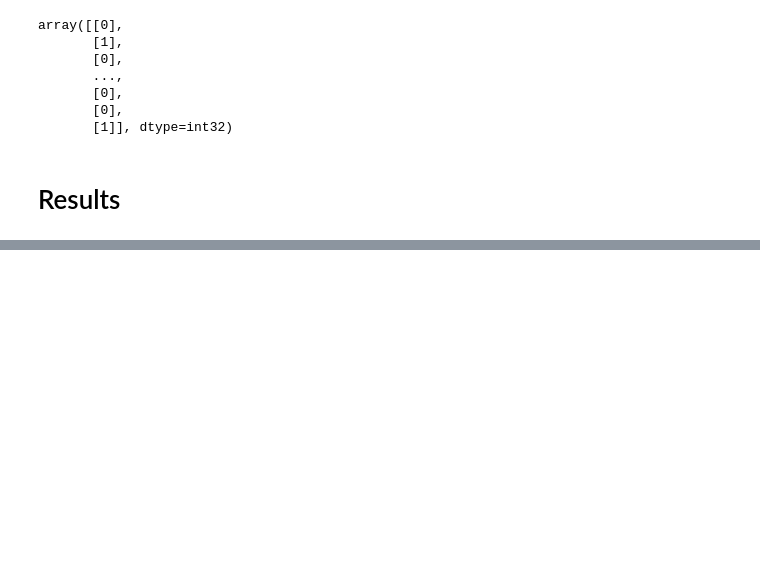
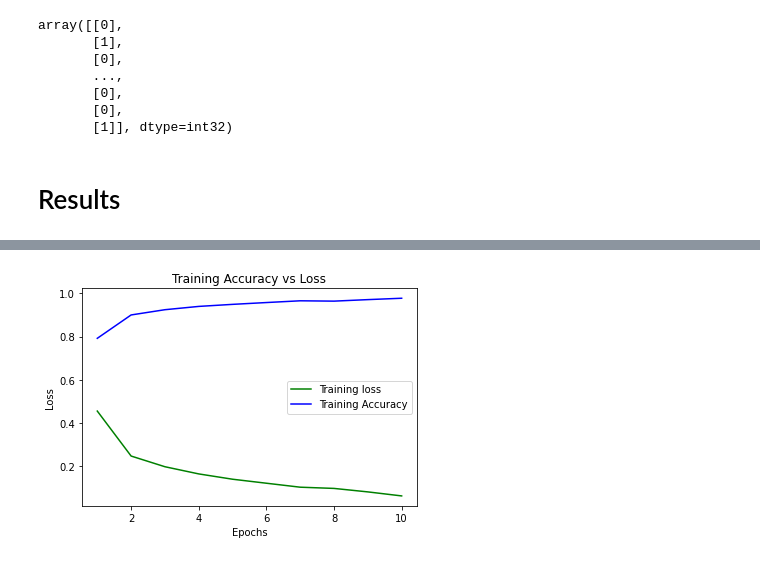
Before and after one commit to mehdimerbah/COVID19_fake_news_detection, a Jupyter notebook: models/LSTM.ipynb, the cells around one changed output, grey strips where cells are left out. Cells and saved outputs as stored; diff of their text form; code cells hidden in the pictures; blank space fills up the shorter version.

Commit message:
Updated comments and added curves

```diff
--- a/models/LSTM.ipynb
+++ b/models/LSTM.ipynb
@@ -25,8 +22,8 @@ TBD:
 # %%
-oh_representation = [one_hot(terms, 5000) for terms in dataset['tweet']]
+oh_representation = [one_hot(terms, 1000) for terms in dataset['tweet']]
 # %%
-sentence_len = 400
-embedded_data = pad_sequences(oh_representation, padding='pre', maxlen= sentence_len)
+sentence_len = 50
+embedded_data = pad_sequences(oh_representation, padding='pre', maxlen=sentence_len)
 # %%
 embedded_data[:5]
 # %% [output]
@@ -69,7 +70,7 @@ TBD:
 # initializing model
 model = Sequential()
 # adding embedding layer
-model.add(Embedding(5000, 100, input_length=sentence_len))
+model.add(Embedding(1000, 100, input_length=sentence_len))
 model.add(LSTM(150))
 model.add(Dense(1, activation='sigmoid'))
 model.compile(loss='binary_crossentropy', optimizer='adam', metrics=['accuracy'])
@@ -91,6 +92,6 @@ Trainable params: 650,751
 Non-trainable params: 0
 _________________________________________________________________
 # %%
-model_history = model.fit(training_set.iloc[:,:400], training_set.iloc[:,400], validation_data=(validation_set.iloc[:,:400], validation_set.iloc[:,400] ), epochs=10, batch_size=64)
+model_history = model.fit(training_set.iloc[:,:50], training_set.iloc[:,50], validation_data=(validation_set.iloc[:,:50], validation_set.iloc[:,50] ), epochs=10, batch_size=64)
 # %% [output]
 Epoch 1/10
@@ -171,3 +172,19 @@ print(metrics)
 # %%
 with open("LSTM_results.json", "w") as output:
     json.dump(metrics, output)
+# %%
+## Plot accuracy vs Loss
+loss_train = model_history.history['loss']
+#loss_val = model_history.history['val_loss']
+acc_training = model_history.history['accuracy']
+epochs = range(1,11)
+plt.plot(epochs, loss_train, 'g', label='Training loss')
+#plt.plot(epochs, loss_val, 'b', label='validation loss')
+plt.plot(epochs, acc_training, 'b', label='Training Accuracy')
+plt.title('Training Accuracy vs Loss')
+plt.xlabel('Epochs')
+plt.ylabel('Loss')
+plt.legend()
+plt.show()
+# %% [output]
+[figure, added]
```
Also changed, not shown: parts of 13 cells of this notebook.
